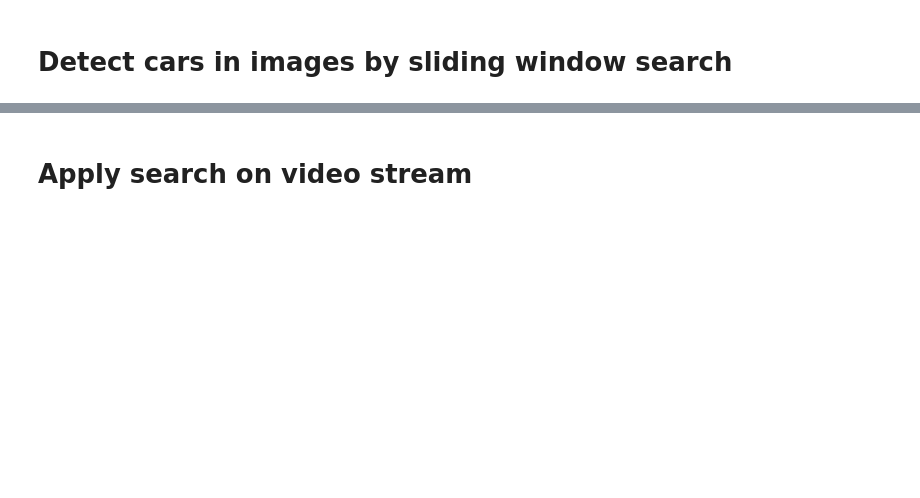
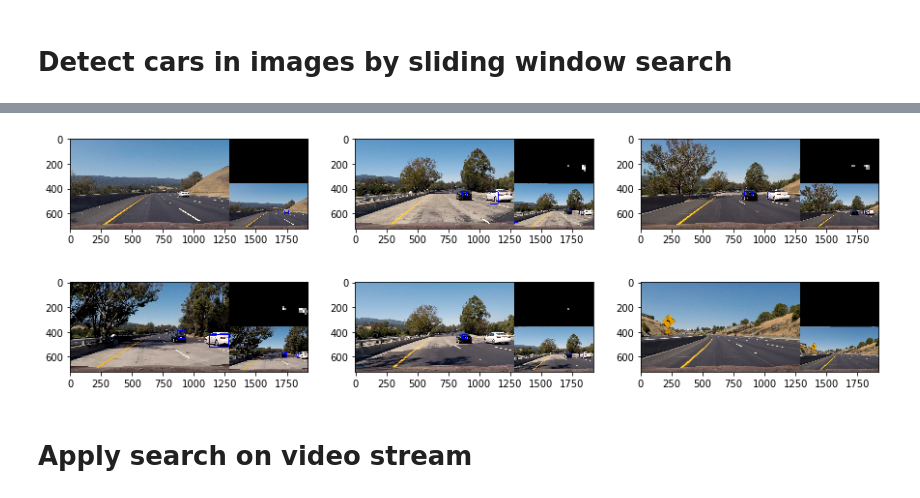
Before and after one commit to markusbrn/CarNDVehicleDetectionP1, a Jupyter notebook: CarNDVehicleDetectionP1.ipynb, the cells around one changed output, grey strips where cells are left out. Saved outputs shown, nothing was run; the diff lists cells and outputs as text; code cells hidden in the pictures; blank space fills up the shorter version.

```diff
--- a/CarNDVehicleDetectionP1.ipynb
+++ b/CarNDVehicleDetectionP1.ipynb
@@ -338,18 +363,20 @@ def draw_boxes(img, bboxes, color=(0, 0, 255), thick=6):
     # Return the image copy with boxes drawn
     return imcopy
 # %%
-def add_heat(heatmap, bbox_list):
+def add_heat(heat, bbox_list):
     # Iterate through list of bboxes
+    heat -= 1.
     for box in bbox_list:
         # Add += 1 for all pixels inside each bbox
         # Assuming each "box" takes the form ((x1, y1), (x2, y2))
-        heatmap[box[0][1]:box[1][1], box[0][0]:box[1][0]] += 1
+        heat[box[0][1]:box[1][1], box[0][0]:box[1][0]] += 2.
     # Return updated heatmap
-    return heatmap# Iterate through list of bboxes
+    return np.clip(heat,0.,255.)# Iterate through list of bboxes
 
-def apply_threshold(heatmap, threshold):
+def apply_threshold(heat, threshold):
     # Zero out pixels below the threshold
-    heatmap[heatmap <= threshold] = 0
+    heatmap = heat.astype(np.uint8)
+    heatmap[heatmap <= threshold] = 0.
     # Return thresholded map
     return heatmap
 
@@ -374,7 +401,7 @@ plt.figure(figsize=(15,5))
 i=0
 for imgstr in imgstrs:
     img = cv2.cvtColor(cv2.imread(imgstr),cv2.COLOR_BGR2RGB)
-    heat = np.zeros_like(img[:,:,0])
+    heat = (np.zeros_like(img[:,:,0])).astype(np.float)
     i=i+1
     plt.subplot(2,3,i)
 
@@ -382,8 +409,7 @@ for imgstr in imgstrs:
     window_list = slide_window(img, y_start_stop=[np.int(img.shape[0]/2), img.shape[0]], xy_window=(64,64))
     hot_windows = search_windows(img, window_list, clf, X_scaler)
     heat = add_heat(heat,hot_windows)
-    heat = apply_threshold(heat,1)
-    heatmap = np.clip(heat, 0, 255)
+    heatmap = apply_threshold(heat,1)
     labels = label(heatmap)
 
     img_act = draw_boxes(img, hot_windows, color=(0, 0, 255), thick=6)
@@ -405,3 +431,4 @@ for imgstr in imgstrs:
     img_plt = np.array(result)
 
     plt.imshow(img_plt)
+# %% [output]
@@ -408,3 +437,4 @@ for imgstr in imgstrs:
+[figure, added]
 # %% [markdown]
 # Apply search on video stream
 # %%
```
Also changed, not shown: parts of 10 cells of this notebook.
